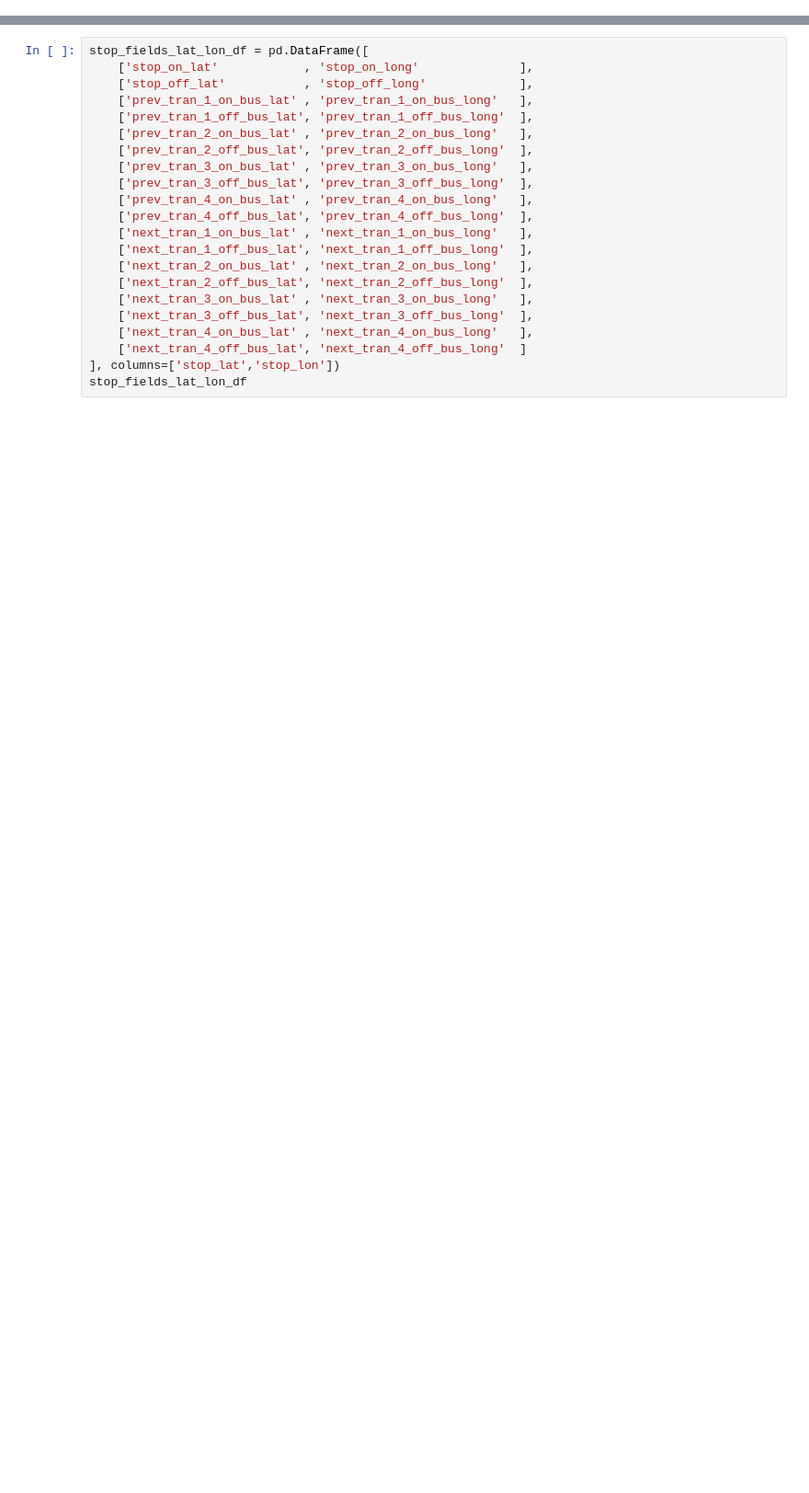
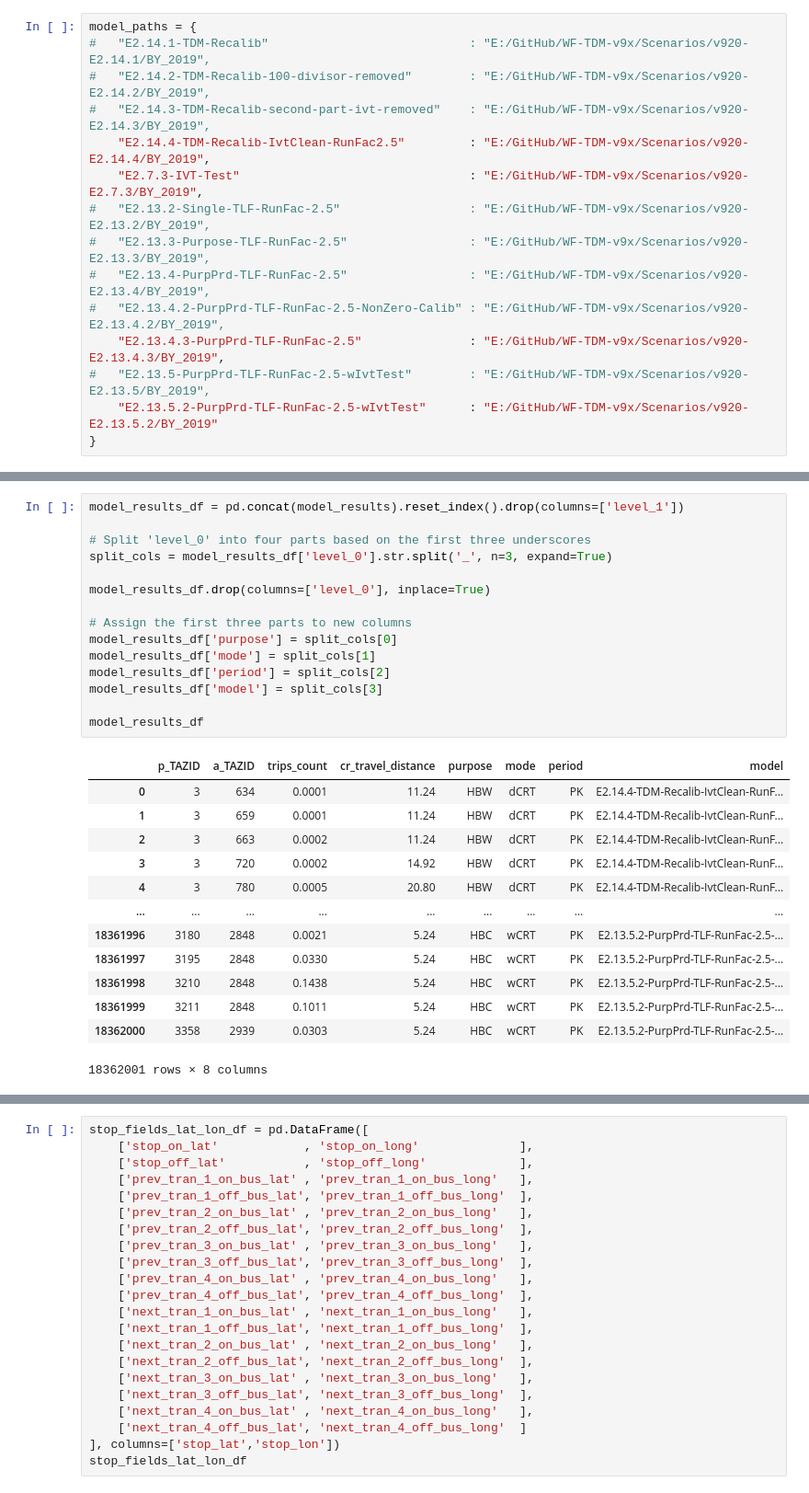
Before and after one commit to WFRCAnalytics/TDM-DEV-v920-E2-Analysis, a Jupyter notebook: 2.A3-StationToStationPairs.ipynb, the cells around one changed output, grey strips where cells are left out. Shown at 92% size. Drawn from its saved outputs; the diff is of its cells as text; blank space fills up the shorter version.

```diff
--- a/2.A3-StationToStationPairs.ipynb
+++ b/2.A3-StationToStationPairs.ipynb
@@ -45,0 +86,15 @@ crt_station_obs_names_df
+# %%
+model_paths = {
+#   "E2.14.1-TDM-Recalib"                            : "E:/GitHub/WF-TDM-v9x/Scenarios/v920-E2.14.1/BY_2019",
+#   "E2.14.2-TDM-Recalib-100-divisor-removed"        : "E:/GitHub/WF-TDM-v9x/Scenarios/v920-E2.14.2/BY_2019",
+#   "E2.14.3-TDM-Recalib-second-part-ivt-removed"    : "E:/GitHub/WF-TDM-v9x/Scenarios/v920-E2.14.3/BY_2019",
+    "E2.14.4-TDM-Recalib-IvtClean-RunFac2.5"         : "E:/GitHub/WF-TDM-v9x/Scenarios/v920-E2.14.4/BY_2019",
+    "E2.7.3-IVT-Test"                                : "E:/GitHub/WF-TDM-v9x/Scenarios/v920-E2.7.3/BY_2019",
+#   "E2.13.2-Single-TLF-RunFac-2.5"                  : "E:/GitHub/WF-TDM-v9x/Scenarios/v920-E2.13.2/BY_2019",
+#   "E2.13.3-Purpose-TLF-RunFac-2.5"                 : "E:/GitHub/WF-TDM-v9x/Scenarios/v920-E2.13.3/BY_2019",
+#   "E2.13.4-PurpPrd-TLF-RunFac-2.5"                 : "E:/GitHub/WF-TDM-v9x/Scenarios/v920-E2.13.4/BY_2019",
+#   "E2.13.4.2-PurpPrd-TLF-RunFac-2.5-NonZero-Calib" : "E:/GitHub/WF-TDM-v9x/Scenarios/v920-E2.13.4.2/BY_2019",
+    "E2.13.4.3-PurpPrd-TLF-RunFac-2.5"               : "E:/GitHub/WF-TDM-v9x/Scenarios/v920-E2.13.4.3/BY_2019",
+#   "E2.13.5-PurpPrd-TLF-RunFac-2.5-wIvtTest"        : "E:/GitHub/WF-TDM-v9x/Scenarios/v920-E2.13.5/BY_2019",
+    "E2.13.5.2-PurpPrd-TLF-RunFac-2.5-wIvtTest"      : "E:/GitHub/WF-TDM-v9x/Scenarios/v920-E2.13.5.2/BY_2019"
+}
@@ -45,0 +194,29 @@ crt_station_obs_names_df
+# %%
+model_results_df = pd.concat(model_results).reset_index().drop(columns=['level_1'])
+
+# Split 'level_0' into four parts based on the first three underscores
+split_cols = model_results_df['level_0'].str.split('_', n=3, expand=True)
+
+model_results_df.drop(columns=['level_0'], inplace=True)
+
+# Assign the first three parts to new columns
+model_results_df['purpose'] = split_cols[0]
+model_results_df['mode'] = split_cols[1]
+model_results_df['period'] = split_cols[2]
+model_results_df['model'] = split_cols[3]
+
+model_results_df
+# %% [output]
+|  | p_TAZID | a_TAZID | trips_count | cr_travel_distance | purpose | mode | period | model |
+| 0 | 3 | 634 | 0.0001 | 11.24 | HBW | dCRT | PK | E2.14.4-TDM-Recalib-IvtClean-RunF... |
+| 1 | 3 | 659 | 0.0001 | 11.24 | HBW | dCRT | PK | E2.14.4-TDM-Recalib-IvtClean-RunF... |
+| 2 | 3 | 663 | 0.0002 | 11.24 | HBW | dCRT | PK | E2.14.4-TDM-Recalib-IvtClean-RunF... |
+| 3 | 3 | 720 | 0.0002 | 14.92 | HBW | dCRT | PK | E2.14.4-TDM-Recalib-IvtClean-RunF... |
+| 4 | 3 | 780 | 0.0005 | 20.80 | HBW | dCRT | PK | E2.14.4-TDM-Recalib-IvtClean-RunF... |
+| ... | ... | ... | ... | ... | ... | ... | ... | ... |
+| 18361996 | 3180 | 2848 | 0.0021 | 5.24 | HBC | wCRT | PK | E2.13.5.2-PurpPrd-TLF-RunFac-2.5-... |
+| 18361997 | 3195 | 2848 | 0.0330 | 5.24 | HBC | wCRT | PK | E2.13.5.2-PurpPrd-TLF-RunFac-2.5-... |
+| 18361998 | 3210 | 2848 | 0.1438 | 5.24 | HBC | wCRT | PK | E2.13.5.2-PurpPrd-TLF-RunFac-2.5-... |
+| 18361999 | 3211 | 2848 | 0.1011 | 5.24 | HBC | wCRT | PK | E2.13.5.2-PurpPrd-TLF-RunFac-2.5-... |
+| 18362000 | 3358 | 2939 | 0.0303 | 5.24 | HBC | wCRT | PK | E2.13.5.2-PurpPrd-TLF-RunFac-2.5-... |
+18362001 rows × 8 columns
```
Also changed, not shown: parts of 30 cells of this notebook, 1 other file.
